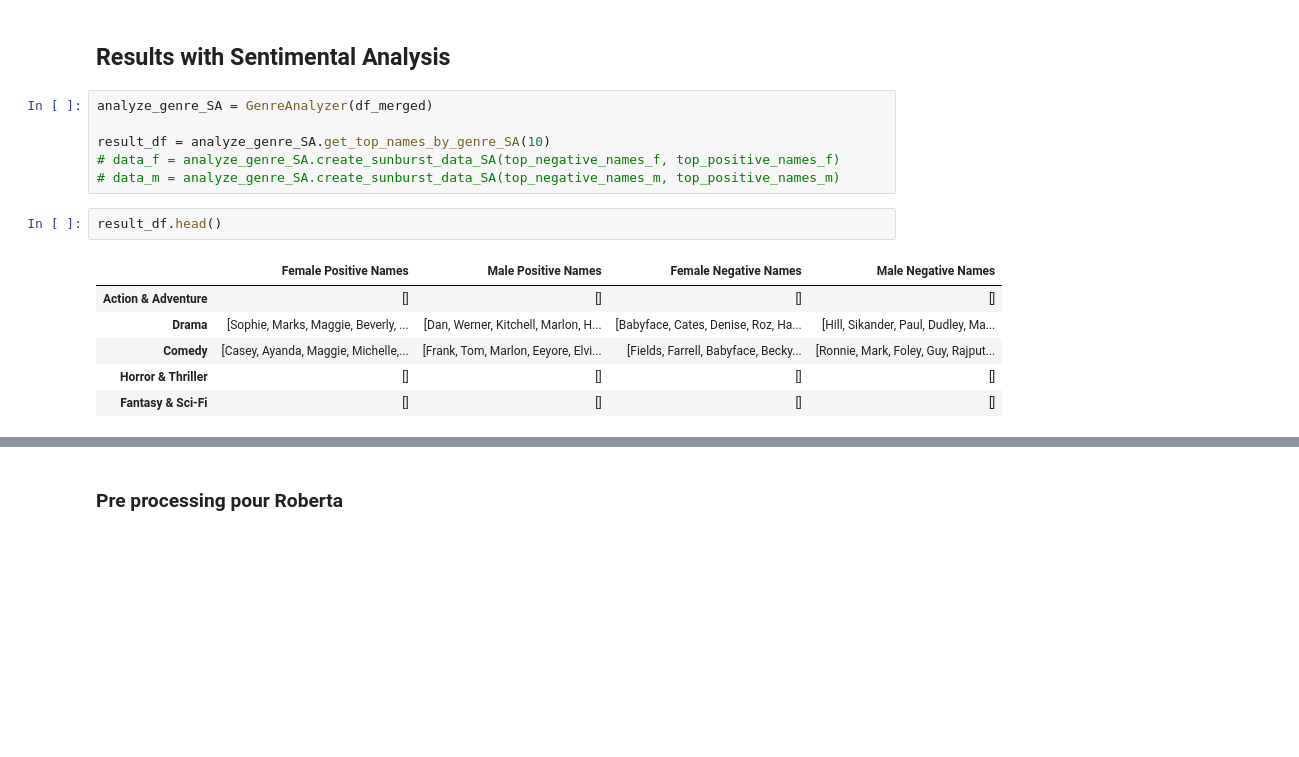
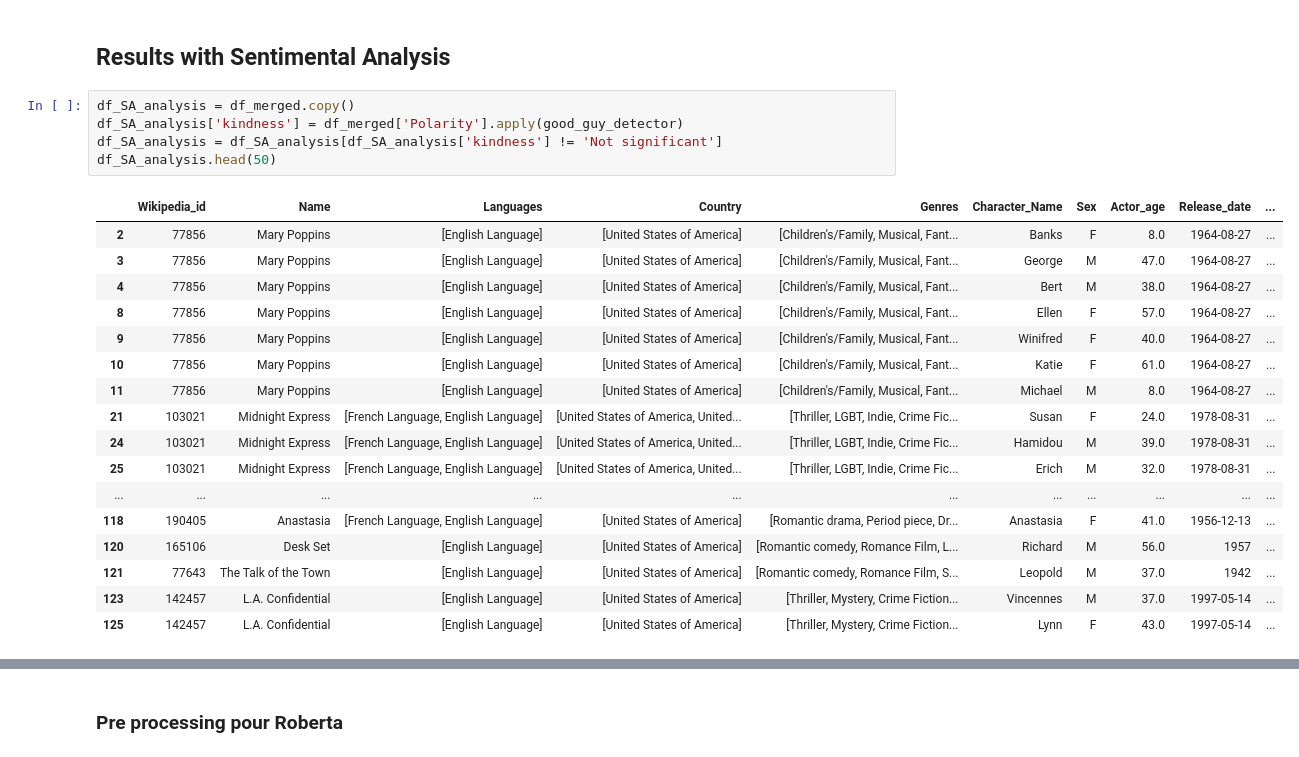
Before and after one commit to epfl-ada/ada-2024-project-adadasurmonbidet2024, a Jupyter notebook: results.ipynb, the cells around one changed output, grey strips where cells are left out. Saved outputs shown, nothing was run; the diff lists cells and outputs as text; blank space fills up the shorter version.

```diff
--- a/results.ipynb
+++ b/results.ipynb
@@ -755,17 +756,25 @@ df_merged.head()
 # %% [markdown]
 ## Results with Sentimental Analysis
-# %%
-analyze_genre_SA = GenreAnalyzer(df_merged)
-
-result_df = analyze_genre_SA.get_top_names_by_genre_SA(10)
-# data_f = analyze_genre_SA.create_sunburst_data_SA(top_negative_names_f, top_positive_names_f)
-# data_m = analyze_genre_SA.create_sunburst_data_SA(top_negative_names_m, top_positive_names_m)
-# %%
-result_df.head()
-# %% [output]
-|  | Female Positive Names | Male Positive Names | Female Negative Names | Male Negative Names |
-| Action & Adventure | [] | [] | [] | [] |
-| Drama | [Sophie, Marks, Maggie, Beverly, ... | [Dan, Werner, Kitchell, Marlon, H... | [Babyface, Cates, Denise, Roz, Ha... | [Hill, Sikander, Paul, Dudley, Ma... |
-| Comedy | [Casey, Ayanda, Maggie, Michelle,... | [Frank, Tom, Marlon, Eeyore, Elvi... | [Fields, Farrell, Babyface, Becky... | [Ronnie, Mark, Foley, Guy, Rajput... |
-| Horror & Thriller | [] | [] | [] | [] |
-| Fantasy & Sci-Fi | [] | [] | [] | [] |
+# %%
+df_SA_analysis = df_merged.copy()
+df_SA_analysis['kindness'] = df_merged['Polarity'].apply(good_guy_detector)
+df_SA_analysis = df_SA_analysis[df_SA_analysis['kindness'] != 'Not significant']
+df_SA_analysis.head(50)
+# %% [output]
+|  | Wikipedia_id | Name | Languages | Country | Genres | Character_Name | Sex | Actor_age | Release_date | ... |
+| 2 | 77856 | Mary Poppins | [English Language] | [United States of America] | [Children's/Family, Musical, Fant... | Banks | F | 8.0 | 1964-08-27 | ... |
+| 3 | 77856 | Mary Poppins | [English Language] | [United States of America] | [Children's/Family, Musical, Fant... | George | M | 47.0 | 1964-08-27 | ... |
+| 4 | 77856 | Mary Poppins | [English Language] | [United States of America] | [Children's/Family, Musical, Fant... | Bert | M | 38.0 | 1964-08-27 | ... |
+| 8 | 77856 | Mary Poppins | [English Language] | [United States of America] | [Children's/Family, Musical, Fant... | Ellen | F | 57.0 | 1964-08-27 | ... |
+| 9 | 77856 | Mary Poppins | [English Language] | [United States of America] | [Children's/Family, Musical, Fant... | Winifred | F | 40.0 | 1964-08-27 | ... |
+| 10 | 77856 | Mary Poppins | [English Language] | [United States of America] | [Children's/Family, Musical, Fant... | Katie | F | 61.0 | 1964-08-27 | ... |
+| 11 | 77856 | Mary Poppins | [English Language] | [United States of America] | [Children's/Family, Musical, Fant... | Michael | M | 8.0 | 1964-08-27 | ... |
+| 21 | 103021 | Midnight Express | [French Language, English Language] | [United States of America, United... | [Thriller, LGBT, Indie, Crime Fic... | Susan | F | 24.0 | 1978-08-31 | ... |
+| 24 | 103021 | Midnight Express | [French Language, English Language] | [United States of America, United... | [Thriller, LGBT, Indie, Crime Fic... | Hamidou | M | 39.0 | 1978-08-31 | ... |
+| 25 | 103021 | Midnight Express | [French Language, English Language] | [United States of America, United... | [Thriller, LGBT, Indie, Crime Fic... | Erich | M | 32.0 | 1978-08-31 | ... |
+| ... | ... | ... | ... | ... | ... | ... | ... | ... | ... | ... |
+| 118 | 190405 | Anastasia | [French Language, English Language] | [United States of America] | [Romantic drama, Period piece, Dr... | Anastasia | F | 41.0 | 1956-12-13 | ... |
+| 120 | 165106 | Desk Set | [English Language] | [United States of America] | [Romantic comedy, Romance Film, L... | Richard | M | 56.0 | 1957 | ... |
+| 121 | 77643 | The Talk of the Town | [English Language] | [United States of America] | [Romantic comedy, Romance Film, S... | Leopold | M | 37.0 | 1942 | ... |
+| 123 | 142457 | L.A. Confidential | [English Language] | [United States of America] | [Thriller, Mystery, Crime Fiction... | Vincennes | M | 37.0 | 1997-05-14 | ... |
+| 125 | 142457 | L.A. Confidential | [English Language] | [United States of America] | [Thriller, Mystery, Crime Fiction... | Lynn | F | 43.0 | 1997-05-14 | ... |
```
Also changed, not shown: parts of 11 cells of this notebook, 1 other file.
